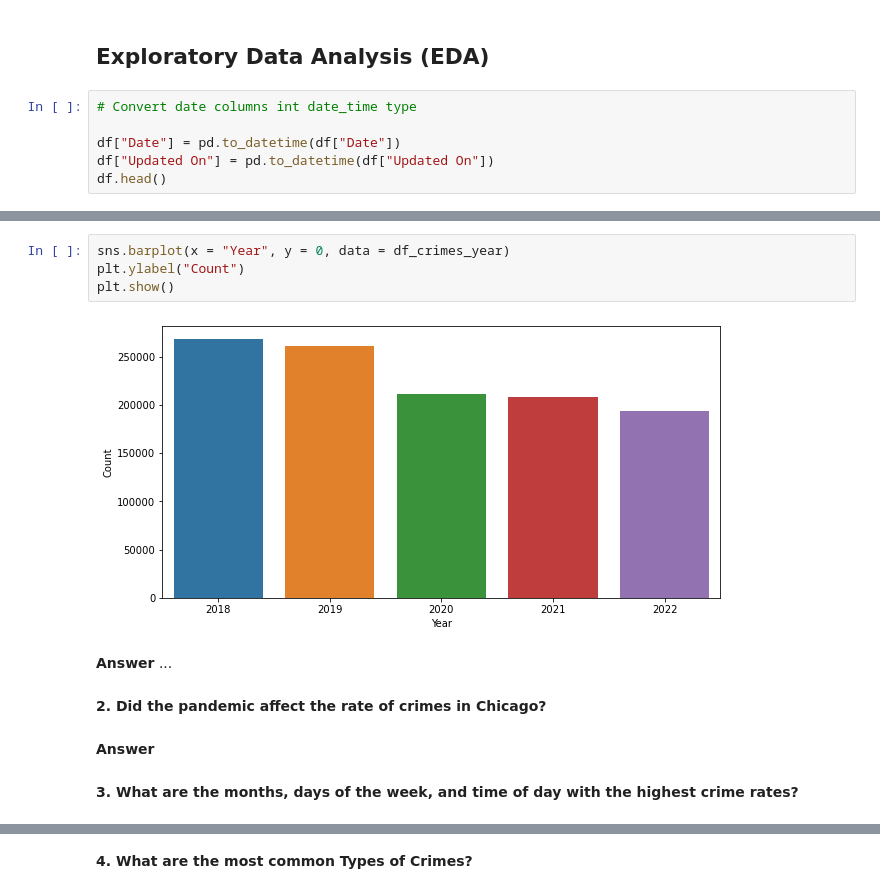
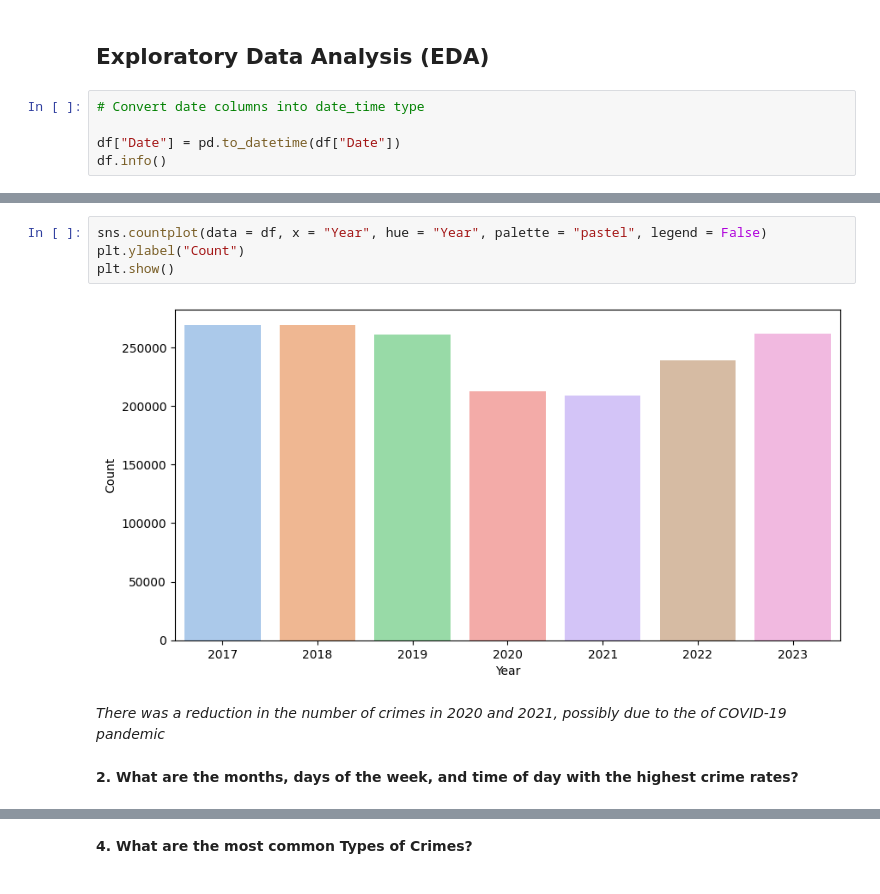
Before and after one commit to alejo1630/chicago_crimes, a Jupyter notebook: chicago_crimes.ipynb, the cells around one changed output, grey strips where cells are left out. Drawn from its saved outputs; the diff is of its cells as text.

Commit message:
Date plots

```diff
--- a/chicago_crimes.ipynb
+++ b/chicago_crimes.ipynb
@@ -98,9 +56,8 @@ The description of each column is showed in the [Chicago Data Portal](https://da
 # %% [markdown]
 ## Exploratory Data Analysis (EDA)
 # %%
-# Convert date columns int date_time type
+# Convert date columns into date_time type
 
 df["Date"] = pd.to_datetime(df["Date"])
-df["Updated On"] = pd.to_datetime(df["Updated On"])
-df.head()
+df.info()
 # %% [output]
@@ -142,17 +99,12 @@ df_crimes_year
 # %%
-sns.barplot(x = "Year", y = 0, data = df_crimes_year)
+sns.countplot(data = df, x = "Year", hue = "Year", palette = "pastel", legend = False)
 plt.ylabel("Count")
 plt.show()
 # %% [output]
-[figure, old version]
+[figure, new version]
-# %% [markdown]
-**Answer**
-...
-# %% [markdown]
-**2. Did the pandemic affect the rate of crimes in Chicago?**
-# %% [markdown]
-**Answer**
+# %% [markdown]
+*There was a reduction in the number of crimes in 2020 and 2021, possibly due to the of COVID-19 pandemic*
 # %% [markdown]
-**3. What are the months, days of the week, and time of day with the highest crime rates?**
+**2. What are the months, days of the week, and time of day with the highest crime rates?**
 # %%
 # Month
```
Also changed, not shown: parts of 22 cells of this notebook.
